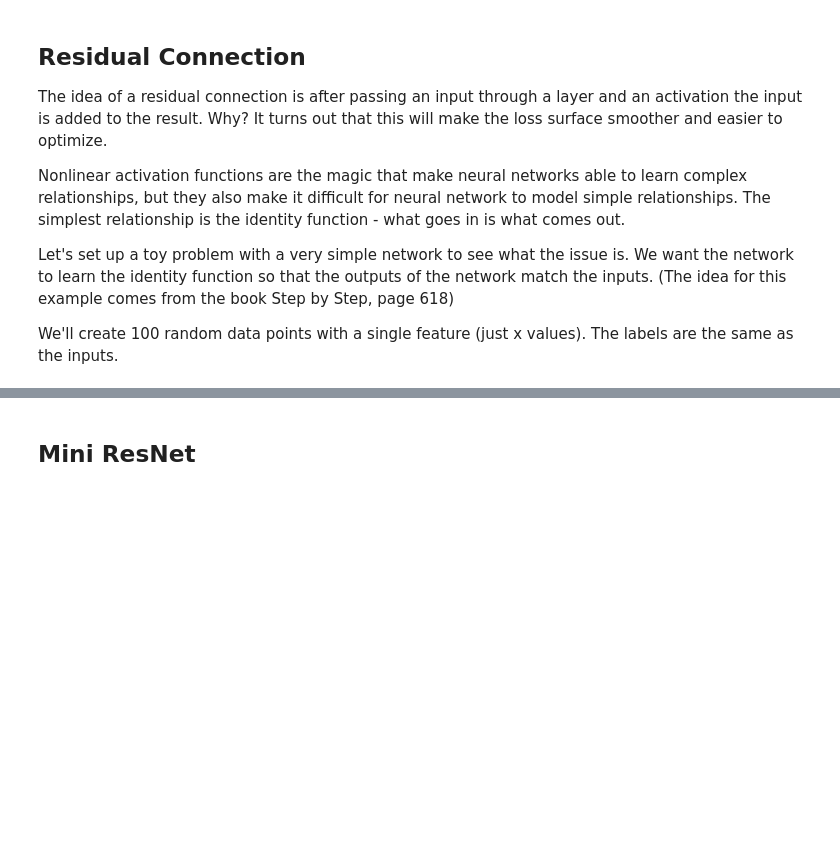
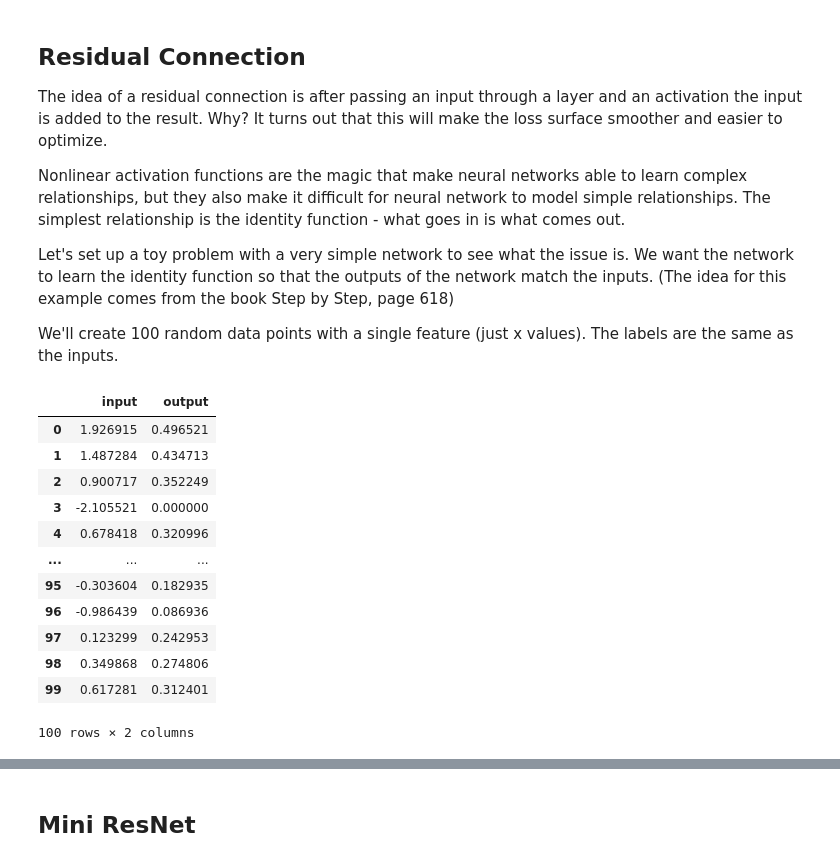
Before and after one commit to nkoranda97/DS776, a Jupyter notebook: Lesson_04/Advanced_NN.ipynb, the cells around one changed output, grey strips where cells are left out. Cells and saved outputs as stored; diff of their text form; code cells hidden in the pictures; blank space fills up the shorter version.

```diff
--- a/Lesson_04/Advanced_NN.ipynb
+++ b/Lesson_04/Advanced_NN.ipynb
@@ -222,10 +450,29 @@ device = torch.device('cpu')
 ckpt_file = 'models/model_Toy.pt'
 epochs = 100
 
-train_network(model,
+results = train_network(model,
               loss_func,
               toy_loader,
               device=device,
               epochs = epochs,
               optimizer = optimizer,
               checkpoint_file=ckpt_file);
+# %%
+outputs = model(toy_points)
+outputs = outputs.detach().numpy()
+df = pd.DataFrame({'input':toy_points.squeeze(), 'output':outputs.squeeze()})
+df
+# %% [output]
+|  | input | output |
+| 0 | 1.926915 | 0.496521 |
+| 1 | 1.487284 | 0.434713 |
+| 2 | 0.900717 | 0.352249 |
+| 3 | -2.105521 | 0.000000 |
+| 4 | 0.678418 | 0.320996 |
+| ... | ... | ... |
+| 95 | -0.303604 | 0.182935 |
+| 96 | -0.986439 | 0.086936 |
+| 97 | 0.123299 | 0.242953 |
+| 98 | 0.349868 | 0.274806 |
+| 99 | 0.617281 | 0.312401 |
+100 rows × 2 columns
```
Also changed, not shown: parts of 30 cells of this notebook, 3 other files.
